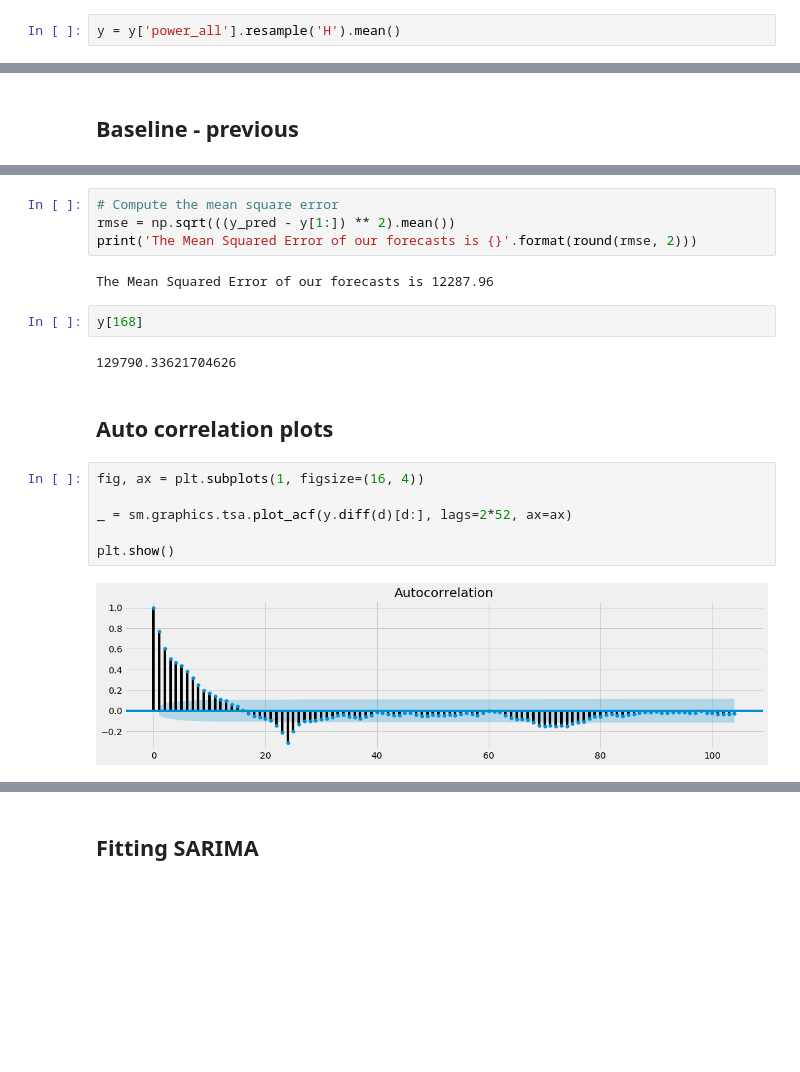
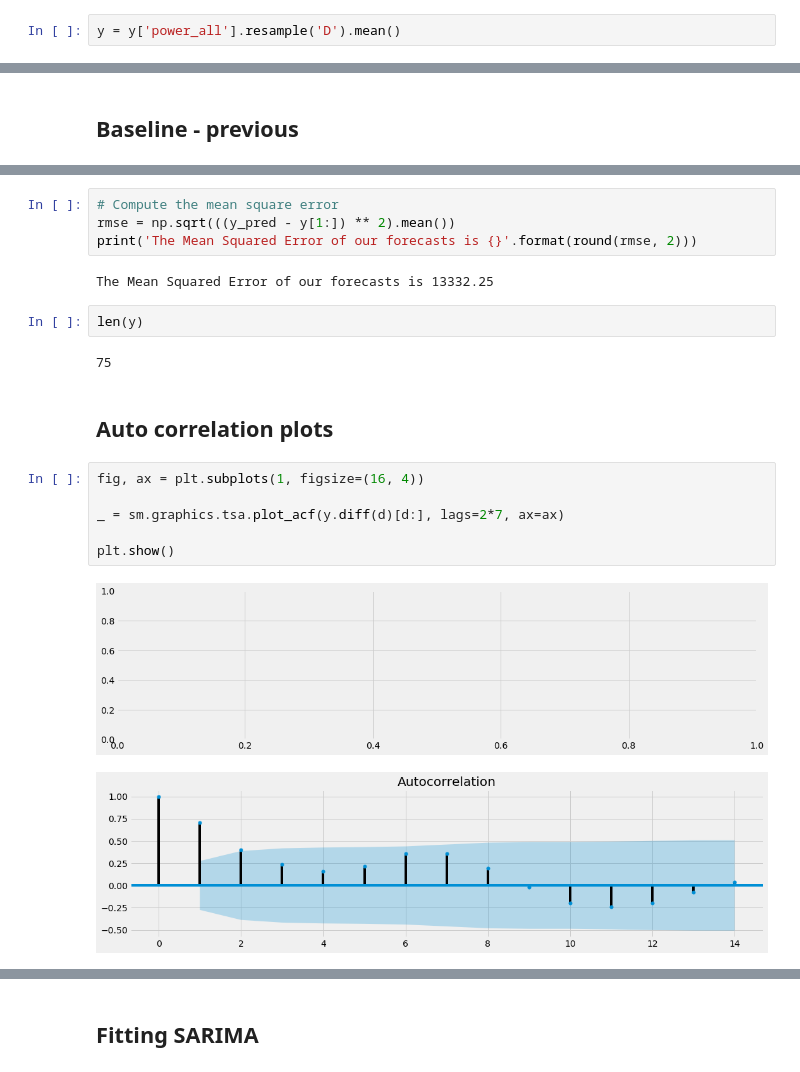
Before and after one commit to Rosina9700/dsi-capstone, a Jupyter notebook: development/prelim_sarima.ipynb, the cells around one changed output, grey strips where cells are left out. Saved outputs shown, nothing was run; the diff lists cells and outputs as text; blank space fills up the shorter version.

Commit message:
wednesday afternoon, working forecasting optimisation

```diff
--- a/development/prelim_sarima.ipynb
+++ b/development/prelim_sarima.ipynb
@@ -26,6 +26,6 @@ mp.plot_all_data(df,['power_all'])
 # %% [output]
 [figure]
 # %%
-y = y['power_all'].resample('H').mean()
+y = y['power_all'].resample('D').mean()
 # %%
 y = y.fillna(y.bfill())
@@ -115,20 +110,21 @@ plt.show()
 rmse = np.sqrt(((y_pred - y[1:]) ** 2).mean())
 print('The Mean Squared Error of our forecasts is {}'.format(round(rmse, 2)))
 # %% [output]
-The Mean Squared Error of our forecasts is 12287.96
+The Mean Squared Error of our forecasts is 13332.25
-# %%
-y[168]
-# %% [output]
-129790.33621704626
+# %%
+len(y)
+# %% [output]
+75
 # %% [markdown]
 ## Auto correlation plots
 # %%
 fig, ax = plt.subplots(1, figsize=(16, 4))
 
-_ = sm.graphics.tsa.plot_acf(y.diff(d)[d:], lags=2*52, ax=ax)
+_ = sm.graphics.tsa.plot_acf(y.diff(d)[d:], lags=2*7, ax=ax)
 
 plt.show()
 # %% [output]
-[figure, old version]
+[figure, new version]
+[figure, added]
 # %%
 fig, ax = plt.subplots(1, figsize=(16, 4))
```
Also changed, not shown: parts of 19 cells of this notebook, 39 other files.
